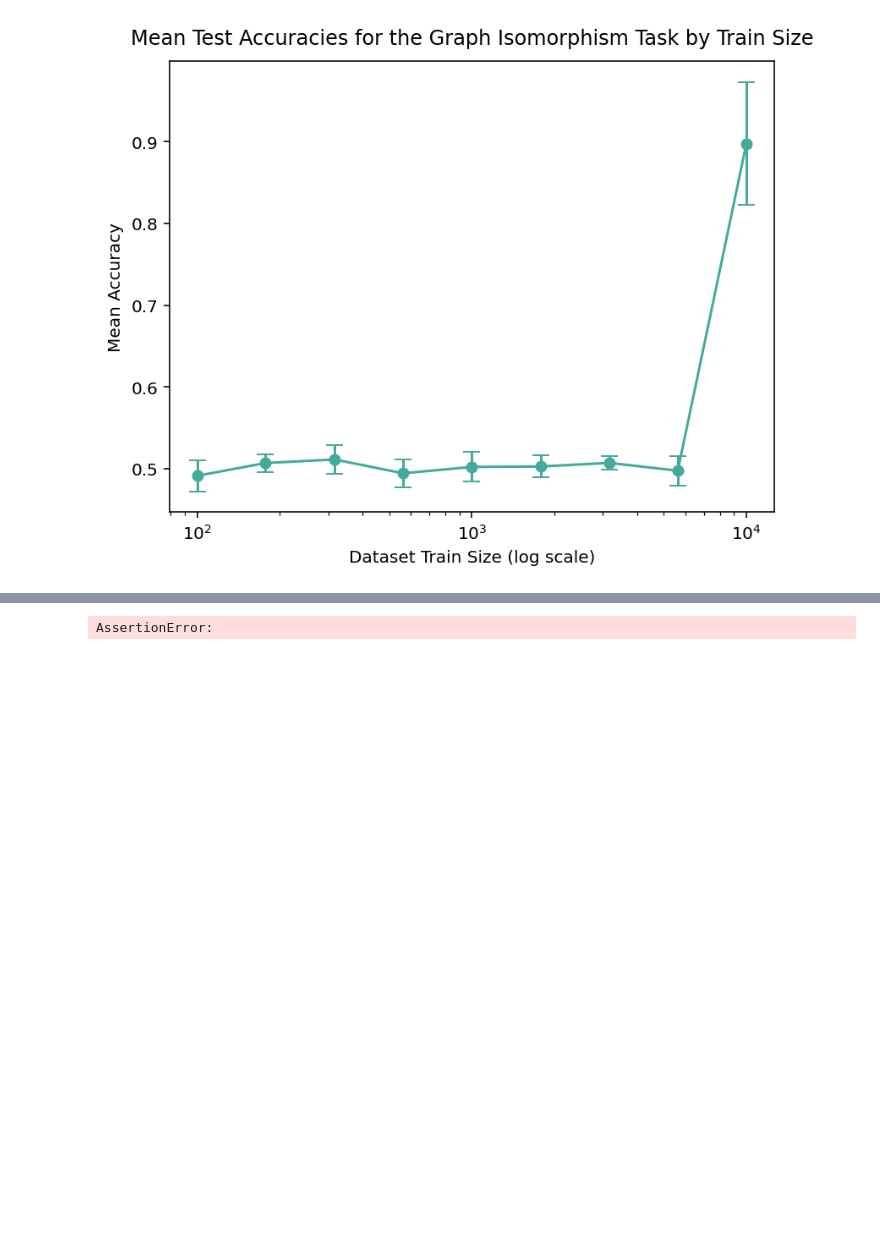
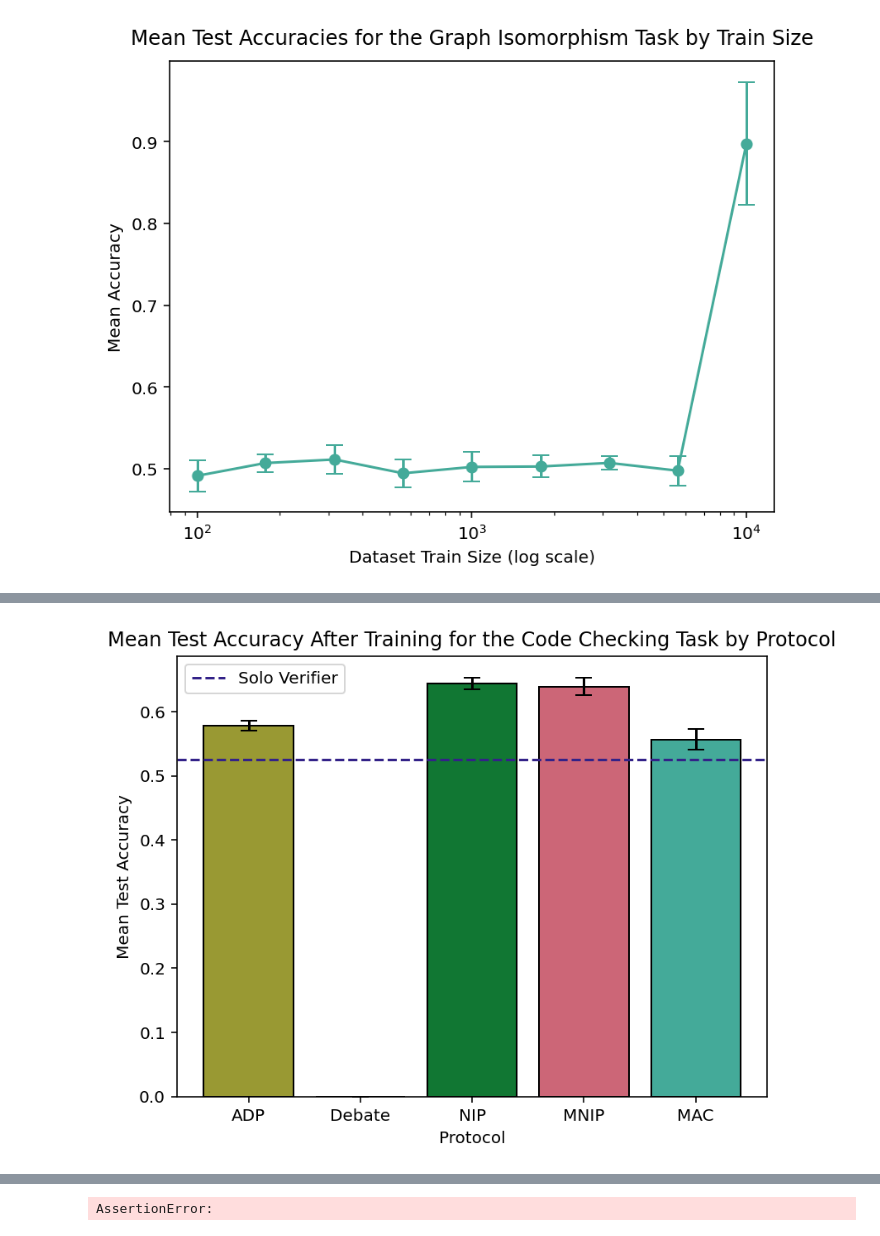
Before and after one commit to SamAdamDay/neural-interactive-proofs, a Jupyter notebook: playground/plots.ipynb, the cells around one changed output, grey strips where cells are left out. Saved outputs shown, nothing was run; the diff lists cells and outputs as text; code cells hidden in the pictures; blank space fills up the shorter version.

```diff
--- a/playground/plots.ipynb
+++ b/playground/plots.ipynb
@@ -841,0 +684,98 @@ plt.show()
+# %%
+# Extract protocols and their corresponding mean decisions
+mean_accuracies = []
+std_accuracies = []
+replace_mean_accuracies = []
+replace_std_accuracies = []
+for protocol in protocols:
+    if protocol in cv_test_stats["mean_accuracy"]:
+        mean_accuracies.append(cv_test_stats["mean_accuracy"][protocol])
+    else:
+        mean_accuracies.append(0)
+    if protocol in cv_std_accuracies:
+        std_accuracies.append(cv_std_accuracies[protocol])
+    else:
+        std_accuracies.append(0)
+    if protocol in cv_replace_test_stats["mean_accuracy"]:
+        replace_mean_accuracies.append(cv_replace_test_stats["mean_accuracy"][protocol])
+    else:
+        replace_mean_accuracies.append(0)
+    if protocol in cv_std_accuracies_replace:
+        replace_std_accuracies.append(cv_std_accuracies_replace[protocol])
+    else:
+        replace_std_accuracies.append(0)
+
+# Get colors for each protocol
+colors = [PROTOCOL_COLOURS.get(protocol, "#000000") for protocol in protocols]
+
+fig, ax = plt.subplots()
+
+for solo_agent in cv_solo_test_stats["mean_accuracy"].keys():
+    ax.axhline(
+        cv_solo_test_stats["mean_accuracy"][solo_agent],
+        color=PROTOCOL_COLOURS[solo_agent],
+        linestyle="--",
+        label=solo_agent,
+    )
+
+if not INCLUDE_REPLACE_RUNS:
+    bars = ax.bar(
+        range(len(protocols)),
+        mean_accuracies,
+        yerr=std_accuracies,
+        capsize=5,
+        color=colors,
+        edgecolor=EDGE_COLOUR,
+    )
+
+    legend = ax.legend(loc="upper left")
+
+else:
+
+    # Define the width of the bars
+    bar_width = 0.35
+
+    # Plot the mean decisions as a bar chart
+    bars = ax.bar(
+        [p - bar_width / 2 for p in range(len(protocols))],
+        mean_accuracies,
+        width=bar_width,
+        color=colors,
+        yerr=std_accuracies,
+        edgecolor=EDGE_COLOUR,
+        label="Standard",
+    )
+
+    # Add the replace mean decisions with hatched fill
+    bars_replace = ax.bar(
+        [p + bar_width / 2 for p in range(len(protocols))],
+        replace_mean_accuracies,
+        width=bar_width,
+        color=[add_alpha_to_hex(color, 0.5) for color in colors],
+        hatch="//",
+        yerr=replace_std_accuracies,
+        edgecolor=EDGE_COLOUR,
+        label="Replace",
+    )
+
+    # Add legend
+    legend = ax.legend(bbox_to_anchor=(1, 1), loc="upper left")
+
+    # Set the color of the bars in the legend to gray
+    for patch in legend.get_patches():
+        patch.set_color(add_alpha_to_hex("#777777", patch.get_facecolor()[-1]))
+        patch.set_edgecolor(EDGE_COLOUR)
+
+# Set the title and labels
+ax.set_ylabel("Mean Test Accuracy")
+ax.set_xlabel("Protocol")
+ax.set_xticks(range(len(protocols)))
+ax.set_xticklabels(protocols)
+
+# Title
+ax.set_title("Mean Test Accuracy After Training for the Code Checking Task by Protocol")
+
+# Display the plot
+plt.show()
+# %% [output]
+[figure, added]
```
Also changed, not shown: parts of 54 cells of this notebook.
